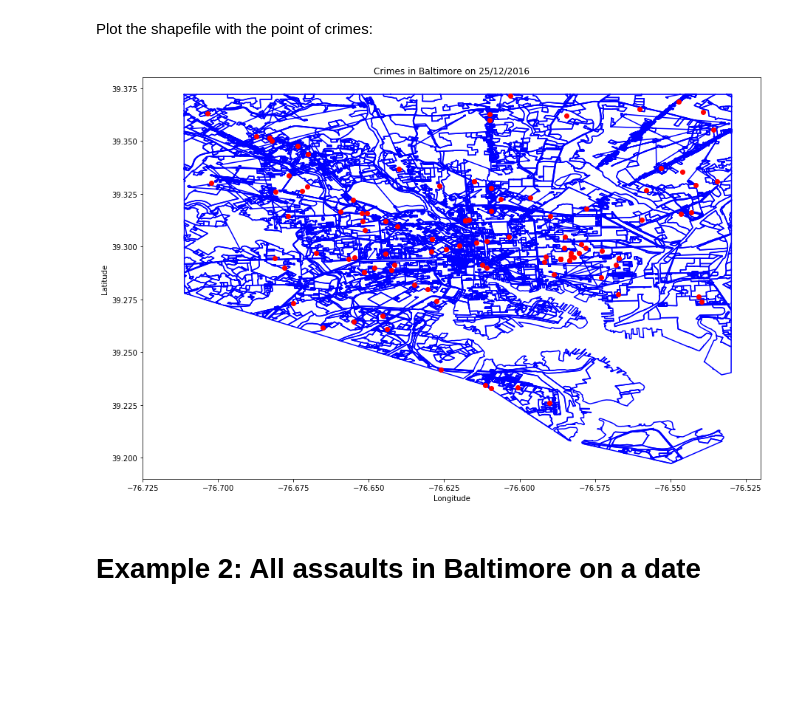
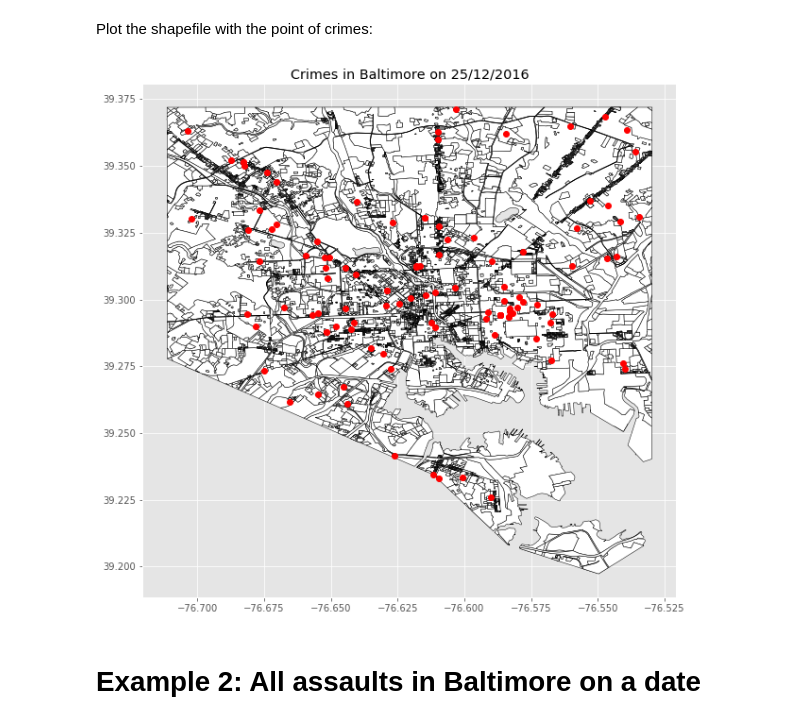
Before and after one commit to rmmariano/CAP386_intro_data_science, a Jupyter notebook: projeto/crimes_baltimore/crimes_baltimore.ipynb, the cells around one changed output. Saved outputs shown, nothing was run; the diff lists cells and outputs as text; code cells hidden in the pictures; blank space fills up the shorter version.

```diff
--- a/projeto/crimes_baltimore/crimes_baltimore.ipynb
+++ b/projeto/crimes_baltimore/crimes_baltimore.ipynb
@@ -72,4 +79,9 @@ Load the shapefile to use it in the future:
 # %%
 shape_file_path = "files/shp/landuse_4326/landuse_4326.shp"
 
-shape_file = shp.Reader(shape_file_path)
+shape_file_data_gp = gpd.read_file(shape_file_path)
+
+# avoid missing values
+# shape_file_data = shape_file_data[shape_file_data.geometry.notnull()]
+
+shape_file_data_gp.crs
@@ -167,31 +190,16 @@ df_crimes_cp.head()
 # %% [markdown]
 # Create a function to plot the shapefile with the points of crimes
 # %%
-def plot_shapefile_and_points(shape_file, df_crimes, title_of_plot):
+def plot_shapefile_and_points_gp(gp_shape_file, df_crimes, title_of_plot):
+    gp_shape_file.plot(markersize=6, color="white", edgecolor="black", figsize=(15,10))
 
-    # settings of the plot
-    plt.figure(figsize=(15,10))  # image size
-    plt.axis([-76.725, -76.52, 39.19, 39.38])  # axis
     plt.title(title_of_plot)
-    plt.xlabel('Longitude')
-    plt.ylabel('Latitude')
-
-
-    # put the shapefile on plot
-    for shape in shape_file.shapeRecords():
-        x = [i[0] for i in shape.shape.points[:]]
-        y = [i[1] for i in shape.shape.points[:]]
-        plt.plot(x, y, 'b')  # b - blue
 
     # Get the x (Longitude) and y (Latitude) values
     # Put the points of crimes on plot
     x = np.array(list(df_crimes["Longitude"]))
     y = np.array(list(df_crimes["Latitude"]))
     plt.plot(x, y, 'ro')  # r - red , o - circle
-
-
-    # show the plot
-    plt.show()
 # %% [markdown]
 # Example 1: All crimes in Baltimore on a date
 # %% [markdown]
@@ -236,9 +244,9 @@ Plot the shapefile with the point of crimes:
 # %%
 title_of_plot = 'Crimes in Baltimore on ' + str(date.date().strftime("%d/%m/%Y"))
 
-plot_shapefile_and_points(shape_file, df_crimes_query, title_of_plot)
+plot_shapefile_and_points_gp(shape_file_data_gp, df_crimes_query, title_of_plot)
 # %% [output]
-[figure, old version]
+[figure, new version]
 # %% [markdown]
 # Example 2: All assaults in Baltimore on a date
 # %%
```
Also changed, not shown: parts of 22 cells of this notebook, 1 other file.
